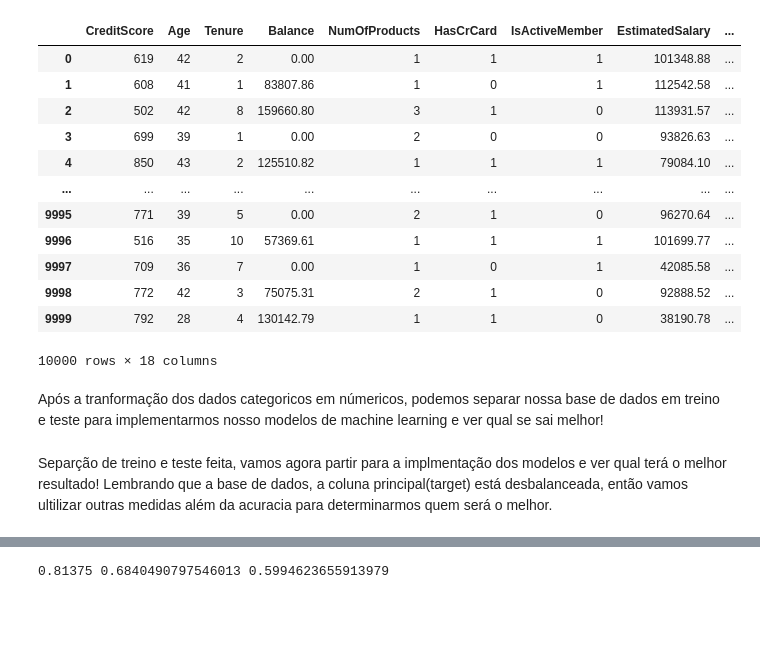
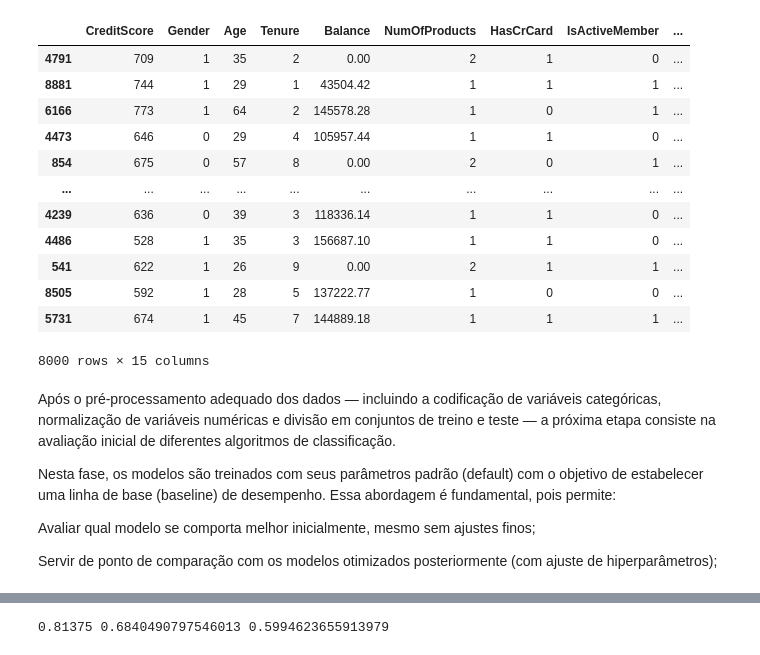
Before and after one commit to Riansito/Analise-_de_Churn_CLientes, a Jupyter notebook: Notebooks/modeloPredicao.ipynb, the cells around one changed output, grey strips where cells are left out. Cells and saved outputs as stored; diff of their text form; code cells hidden in the pictures; blank space fills up the shorter version.

```diff
--- a/Notebooks/modeloPredicao.ipynb
+++ b/Notebooks/modeloPredicao.ipynb
@@ -59,20 +57,4 @@ dfTratado
 # %%
 mapeamento = {'DIAMOND': 3, 'GOLD': 2, 'SILVER': 0, 'PLATINUM': 1}
-dfTratado["Card Type"] = dfTratado['Card Type'].map(mapeamento)#Transformando os valores dos cartões em valores numericos com base na sua relevancia(0 à 3)
-dfTratado
+X_train["Card Type"] = X_train['Card Type'].map(mapeamento)#Transformando os valores dos cartões em valores numericos com base na sua relevancia(0 à 3)
+X_test["Card Type"] = X_test['Card Type'].map(mapeamento)
-# %% [output]
-|  | CreditScore | Age | Tenure | Balance | NumOfProducts | HasCrCard | IsActiveMember | EstimatedSalary | ... |
-| 0 | 619 | 42 | 2 | 0.00 | 1 | 1 | 1 | 101348.88 | ... |
-| 1 | 608 | 41 | 1 | 83807.86 | 1 | 0 | 1 | 112542.58 | ... |
-| 2 | 502 | 42 | 8 | 159660.80 | 3 | 1 | 0 | 113931.57 | ... |
-| 3 | 699 | 39 | 1 | 0.00 | 2 | 0 | 0 | 93826.63 | ... |
-| 4 | 850 | 43 | 2 | 125510.82 | 1 | 1 | 1 | 79084.10 | ... |
-| ... | ... | ... | ... | ... | ... | ... | ... | ... | ... |
-| 9995 | 771 | 39 | 5 | 0.00 | 2 | 1 | 0 | 96270.64 | ... |
-| 9996 | 516 | 35 | 10 | 57369.61 | 1 | 1 | 1 | 101699.77 | ... |
-| 9997 | 709 | 36 | 7 | 0.00 | 1 | 0 | 1 | 42085.58 | ... |
-| 9998 | 772 | 42 | 3 | 75075.31 | 2 | 1 | 0 | 92888.52 | ... |
-| 9999 | 792 | 28 | 4 | 130142.79 | 1 | 1 | 0 | 38190.78 | ... |
-10000 rows × 18 columns
-# %% [markdown]
-Após a tranformação dos dados categoricos em númericos, podemos separar nossa base de dados em treino e teste para implementarmos nosso modelos de machine learning e ver qual se sai melhor!
@@ -83,2 +60,0 @@ X_train, X_test, y_train, y_test = train_test_split(X, y, test_size=0.2, random_
-# %% [markdown]
-Separção de treino e teste feita, vamos agora partir para a implmentação dos modelos e ver qual terá o melhor resultado! Lembrando que a base de dados, a coluna principal(target) está desbalanceada, então vamos ultilizar outras medidas além da acuracia para determinarmos quem será o melhor.
@@ -85,3 +87,27 @@ Separção de treino e teste feita, vamos agora partir para a implmentação dos
+# %%
+X_train
+# %% [output]
+|  | CreditScore | Gender | Age | Tenure | Balance | NumOfProducts | HasCrCard | IsActiveMember | ... |
+| 4791 | 709 | 1 | 35 | 2 | 0.00 | 2 | 1 | 0 | ... |
+| 8881 | 744 | 1 | 29 | 1 | 43504.42 | 1 | 1 | 1 | ... |
+| 6166 | 773 | 1 | 64 | 2 | 145578.28 | 1 | 0 | 1 | ... |
+| 4473 | 646 | 0 | 29 | 4 | 105957.44 | 1 | 1 | 0 | ... |
+| 854 | 675 | 0 | 57 | 8 | 0.00 | 2 | 0 | 1 | ... |
+| ... | ... | ... | ... | ... | ... | ... | ... | ... | ... |
+| 4239 | 636 | 0 | 39 | 3 | 118336.14 | 1 | 1 | 0 | ... |
+| 4486 | 528 | 1 | 35 | 3 | 156687.10 | 1 | 1 | 0 | ... |
+| 541 | 622 | 1 | 26 | 9 | 0.00 | 2 | 1 | 1 | ... |
+| 8505 | 592 | 1 | 28 | 5 | 137222.77 | 1 | 0 | 0 | ... |
+| 5731 | 674 | 1 | 45 | 7 | 144889.18 | 1 | 1 | 1 | ... |
+8000 rows × 15 columns
+# %% [markdown]
+Após o pré-processamento adequado dos dados — incluindo a codificação de variáveis categóricas, normalização de variáveis numéricas e divisão em conjuntos de treino e teste — a próxima etapa consiste na avaliação inicial de diferentes algoritmos de classificação.
+
+Nesta fase, os modelos são treinados com seus parâmetros padrão (default) com o objetivo de estabelecer uma linha de base (baseline) de desempenho. Essa abordagem é fundamental, pois permite:
+
+Avaliar qual modelo se comporta melhor inicialmente, mesmo sem ajustes finos;
+
+Servir de ponto de comparação com os modelos otimizados posteriormente (com ajuste de hiperparâmetros);
 # %%
 
 def predicaoModelosArvores(modelo, X, y):
```
Also changed, not shown: parts of 29 cells of this notebook, 1 other file.
